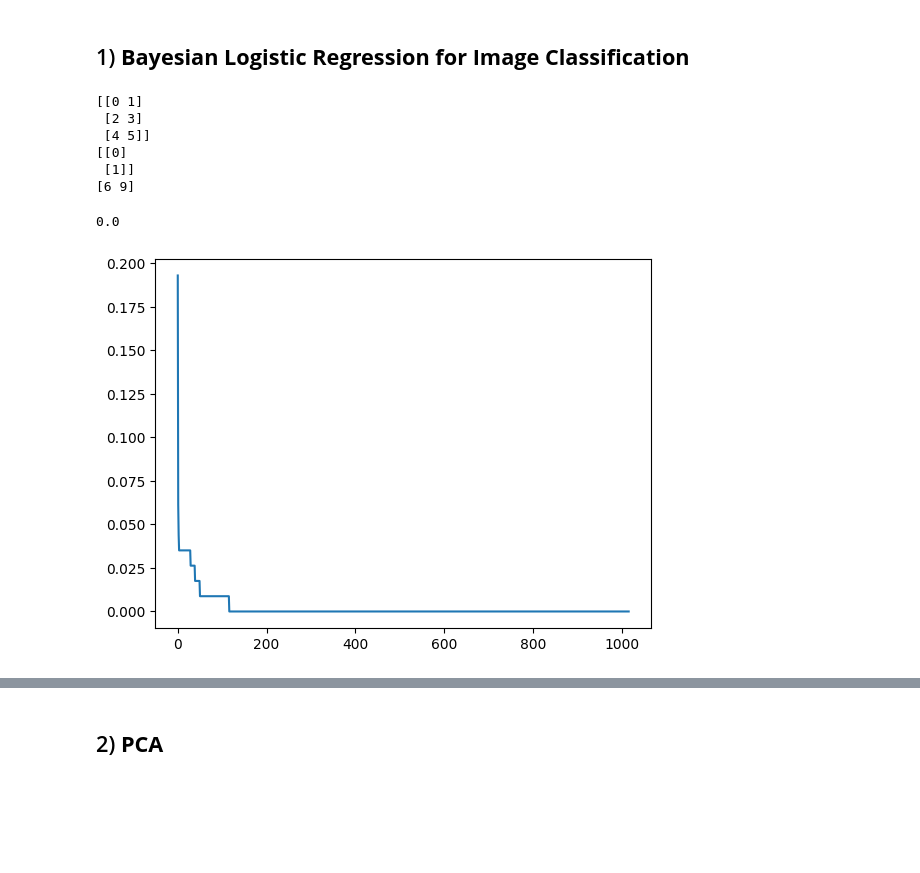
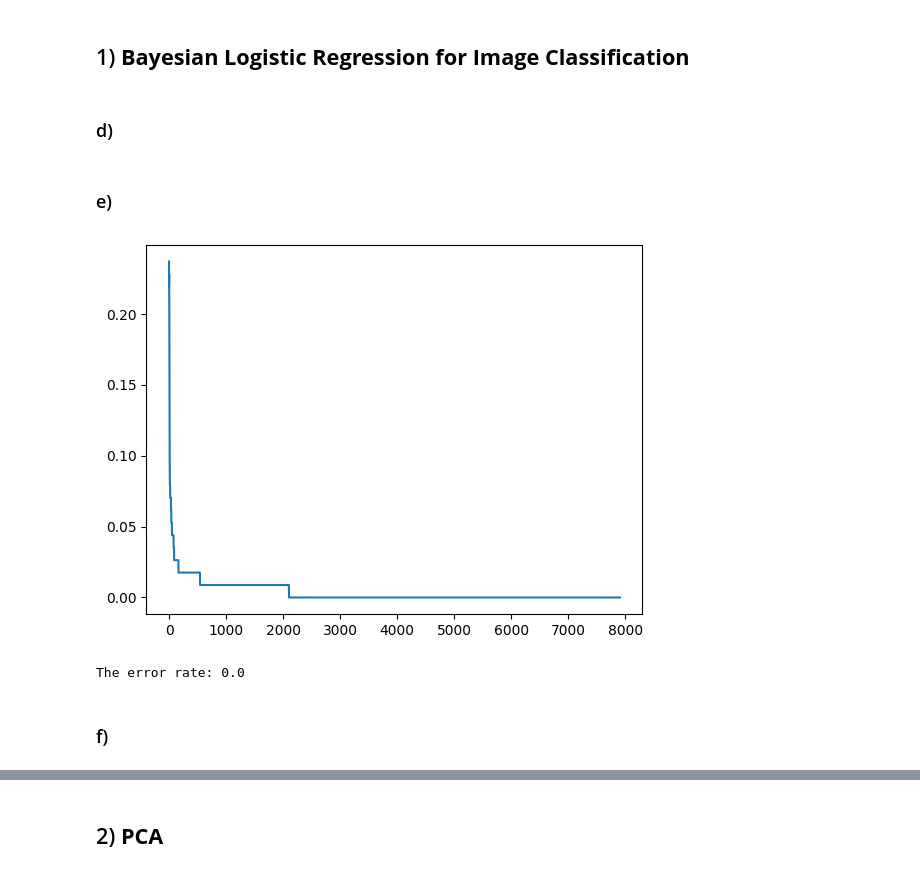
Before and after one commit to Tazering/UVA-CS, a Jupyter notebook: CS-6501_Zhang/PS3/PS3.ipynb, the cells around one changed output, grey strips where cells are left out. Cells and saved outputs as stored; diff of their text form; code cells hidden in the pictures; blank space fills up the shorter version.

```diff
--- a/CS-6501_Zhang/PS3/PS3.ipynb
+++ b/CS-6501_Zhang/PS3/PS3.ipynb
@@ -39,22 +39,6 @@ plt.imshow(test2)
 [figure]
 # %% [markdown]
 ## 1) **Bayesian Logistic Regression for Image Classification**
-# %%
-mat = np.arange(6).reshape((3,2))
-
-vec = np.array(np.arange(2).reshape(2, 1))
-print(mat)
-print(vec)
-
-lin_comb = np.exp(-mat @ vec)
-print(np.sum(mat, axis = 0))
-# %% [output]
-[[0 1]
- [2 3]
- [4 5]]
-[[0]
- [1]]
-[6 9]
 # %%
 # create bayesian logistic regression class object
 class BayesianLogisticRegression:
@@ -122,6 +106,8 @@ class BayesianLogisticRegression:
       else:
         results.append(0)
     return np.array(results)[:, np.newaxis]
+# %% [markdown]
+### d)
 # %%
 # extract only 1's and 0's
 def extract_certain_values(X, Y, values):
@@ -140,14 +126,20 @@ def extract_certain_values(X, Y, values):
 # %%
 x_output, y_output = extract_certain_values(x_train, y_train, values = [0, 1])
 x_test_output, y_test_output = extract_certain_values(x_test, y_test, values = [0, 1])
+# %% [markdown]
+### e)
 # %%
 bayesian_model = BayesianLogisticRegression(sigma = 1)
-loss = bayesian_model.fit(X = x_output, Y = y_output, X_test = x_test_output, Y_test = y_test_output, params = {"epsilon": .001, "learning_rate": .01})
+loss = bayesian_model.fit(X = x_output, Y = y_output, X_test = x_test_output, Y_test = y_test_output, params = {"epsilon": .01, "learning_rate": .001})
 
 plt.plot(loss)
 y_pred = bayesian_model.predict(x_test_output)
-
-print(bayesian_model.loss(y_pred, y_test_output))
 # %% [output]
-0.0
-[figure, old version]
+[figure, new version]
+# %%
+error_rate = bayesian_model.loss(y_pred = y_pred, y_true = y_test_output)
+print(f"The error rate: {error_rate}")
+# %% [output]
+The error rate: 0.0
+# %% [markdown]
+### f)
```
Also changed, not shown: parts of 4 cells of this notebook.
